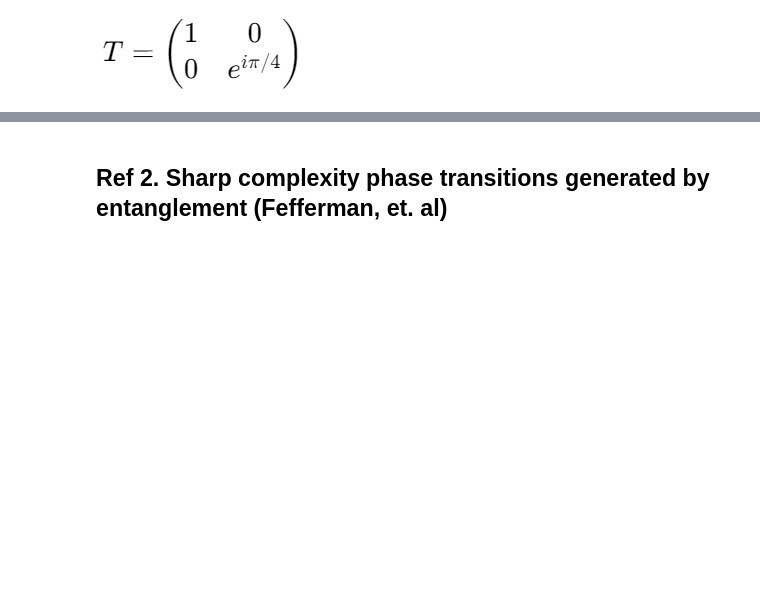
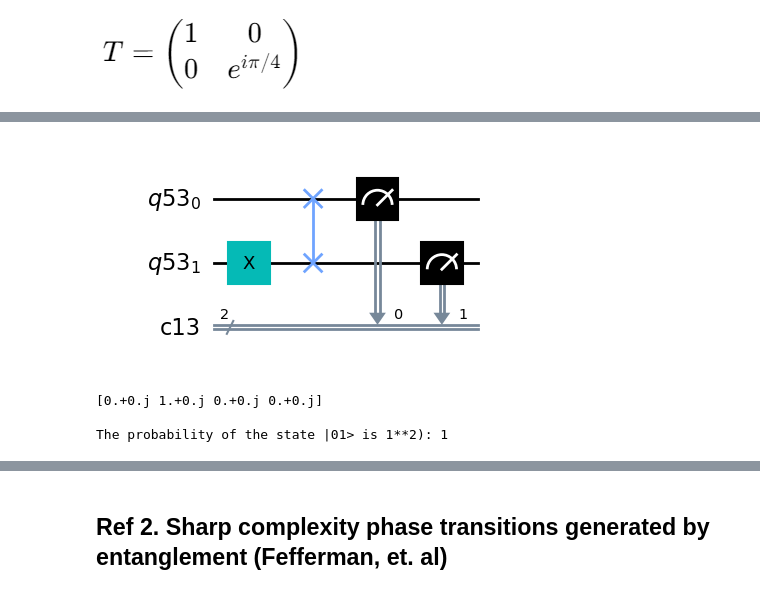
Before and after one commit to SeattleQuantumComputingMeetup/sqcm_challenges, a Jupyter notebook: dec_2023/where_is_the_quantumness_quantifying_quantumness.ipynb, the cells around one changed output, grey strips where cells are left out. Saved outputs shown, nothing was run; the diff lists cells and outputs as text; code cells hidden in the pictures; blank space fills up the shorter version.

```diff
--- a/dec_2023/where_is_the_quantumness_quantifying_quantumness.ipynb
+++ b/dec_2023/where_is_the_quantumness_quantifying_quantumness.ipynb
@@ -101,0 +252,39 @@ qc = QuantumCircuit(6, 6)
+# %%
+num_qubits = 2
+num_cl_bits = 2
+
+qr = QuantumRegister(num_qubits)
+cr = ClassicalRegister(num_cl_bits)
+
+qc = QuantumCircuit(qr, cr)
+
+qc.x(1)
+qc.swap(0,1)
+
+qc.measure(qr, cr)
+qc.draw("mpl")
+# %% [output]
+[figure, added]
+# %%
+backend = BasicAer.get_backend('statevector_simulator')
+
+job = execute(qc, backend)
+
+result = job.result()
+
+state_vector = result.get_statevector()
+
+# Print the statevector for a 2-qubit state, (|00>, |01>, |10>, |11>)
+
+# We see the result amplitudes: (0, 1, 0, 0)
+# which corresponds to probabilities: (0, 1, 0, 0)
+
+# In Qiskit, the qubits are listed from right to left, the right-most qubit is the first qubit.
+
+print(state_vector)
+print()
+print("The probability of the state |01> is 1**2):", 1**2)
+# %% [output]
+[0.+0.j 1.+0.j 0.+0.j 0.+0.j]
+
+The probability of the state |01> is 1**2): 1
```
Also changed, not shown: parts of 41 cells of this notebook, 1 other file.
